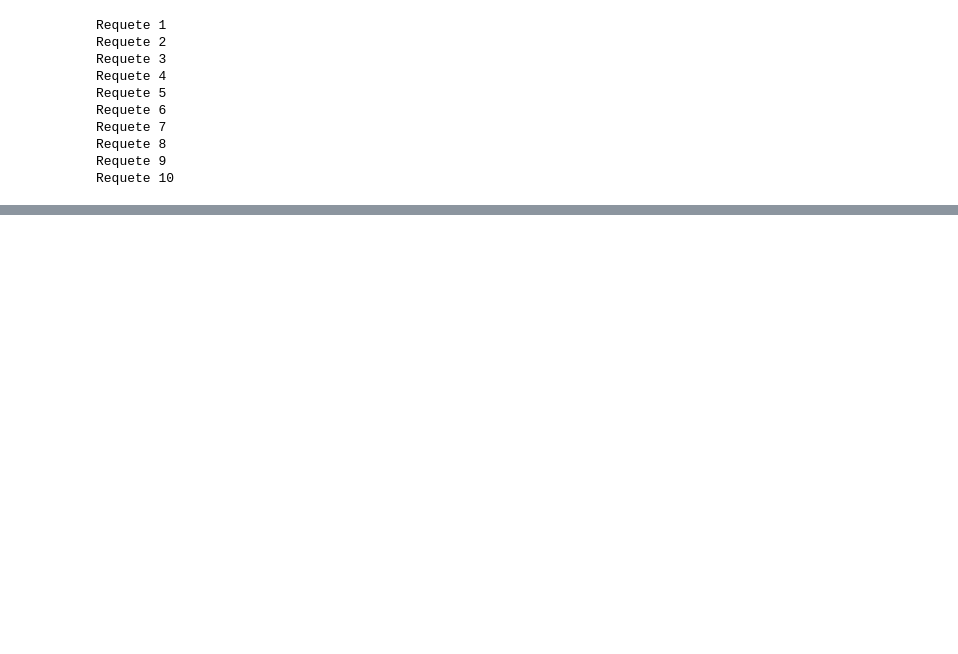
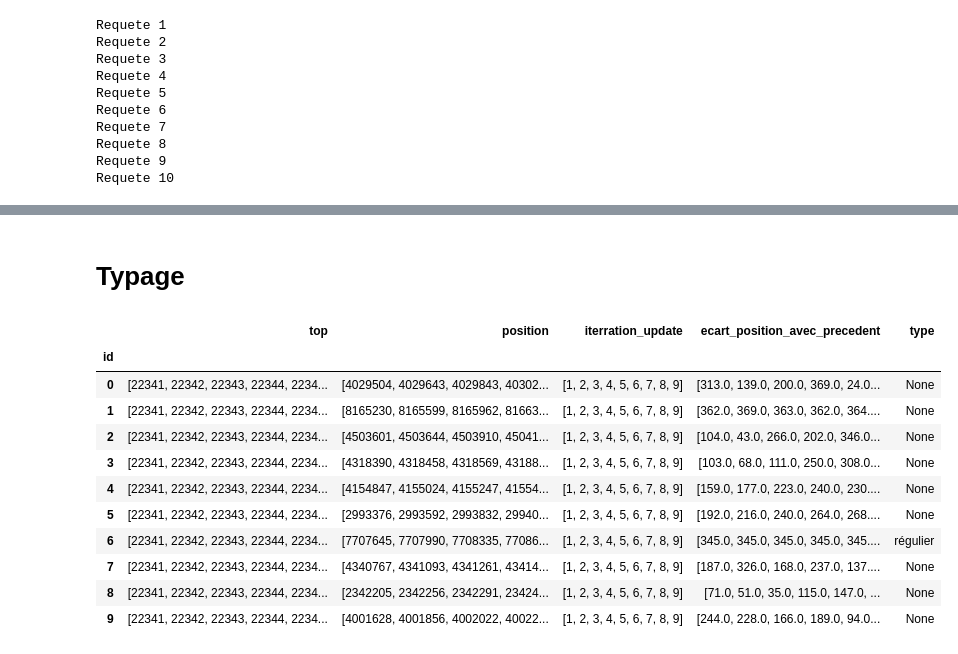
Before and after one commit to lpoitevin1/Big_Data_Analytics_MiniProject, a Jupyter notebook: mini_projet.ipynb, the cells around one changed output, grey strips where cells are left out. Drawn from its saved outputs; the diff is of its cells as text; code cells hidden in the pictures; blank space fills up the shorter version.

Commit message:
typage

```diff
--- a/mini_projet.ipynb
+++ b/mini_projet.ipynb
@@ -98,0 +139,25 @@ len(df.top.unique())
+# %% [markdown]
+# Typage
+# %%
+def typeTurtle(array) :
+    if (all(x == array[0] for x in array)) :
+        return 'régulier'
+    else :
+        pass
+# %%
+df_join['type'] = df_join['ecart_position_avec_precedent'].apply(lambda x : typeTurtle(x))
+# %%
+df_join
+# %% [output]
+|  | top | position | iterration_update | ecart_position_avec_precedent | type |
+| id |  |  |  |  |  |
+| 0 | [22341, 22342, 22343, 22344, 2234... | [4029504, 4029643, 4029843, 40302... | [1, 2, 3, 4, 5, 6, 7, 8, 9] | [313.0, 139.0, 200.0, 369.0, 24.0... | None |
+| 1 | [22341, 22342, 22343, 22344, 2234... | [8165230, 8165599, 8165962, 81663... | [1, 2, 3, 4, 5, 6, 7, 8, 9] | [362.0, 369.0, 363.0, 362.0, 364.... | None |
+| 2 | [22341, 22342, 22343, 22344, 2234... | [4503601, 4503644, 4503910, 45041... | [1, 2, 3, 4, 5, 6, 7, 8, 9] | [104.0, 43.0, 266.0, 202.0, 346.0... | None |
+| 3 | [22341, 22342, 22343, 22344, 2234... | [4318390, 4318458, 4318569, 43188... | [1, 2, 3, 4, 5, 6, 7, 8, 9] | [103.0, 68.0, 111.0, 250.0, 308.0... | None |
+| 4 | [22341, 22342, 22343, 22344, 2234... | [4154847, 4155024, 4155247, 41554... | [1, 2, 3, 4, 5, 6, 7, 8, 9] | [159.0, 177.0, 223.0, 240.0, 230.... | None |
+| 5 | [22341, 22342, 22343, 22344, 2234... | [2993376, 2993592, 2993832, 29940... | [1, 2, 3, 4, 5, 6, 7, 8, 9] | [192.0, 216.0, 240.0, 264.0, 268.... | None |
+| 6 | [22341, 22342, 22343, 22344, 2234... | [7707645, 7707990, 7708335, 77086... | [1, 2, 3, 4, 5, 6, 7, 8, 9] | [345.0, 345.0, 345.0, 345.0, 345.... | régulier |
+| 7 | [22341, 22342, 22343, 22344, 2234... | [4340767, 4341093, 4341261, 43414... | [1, 2, 3, 4, 5, 6, 7, 8, 9] | [187.0, 326.0, 168.0, 237.0, 137.... | None |
+| 8 | [22341, 22342, 22343, 22344, 2234... | [2342205, 2342256, 2342291, 23424... | [1, 2, 3, 4, 5, 6, 7, 8, 9] | [71.0, 51.0, 35.0, 115.0, 147.0, ... | None |
+| 9 | [22341, 22342, 22343, 22344, 2234... | [4001628, 4001856, 4002022, 40022... | [1, 2, 3, 4, 5, 6, 7, 8, 9] | [244.0, 228.0, 166.0, 189.0, 94.0... | None |
```
Also changed, not shown: parts of 15 cells of this notebook.
